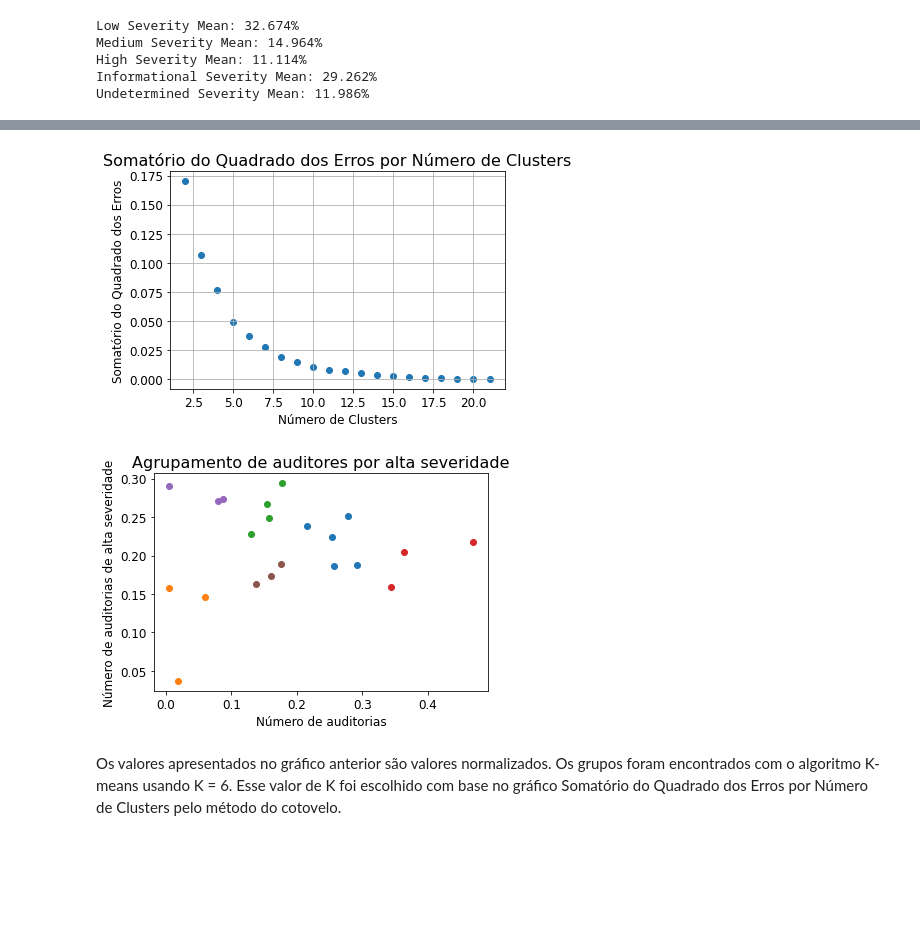
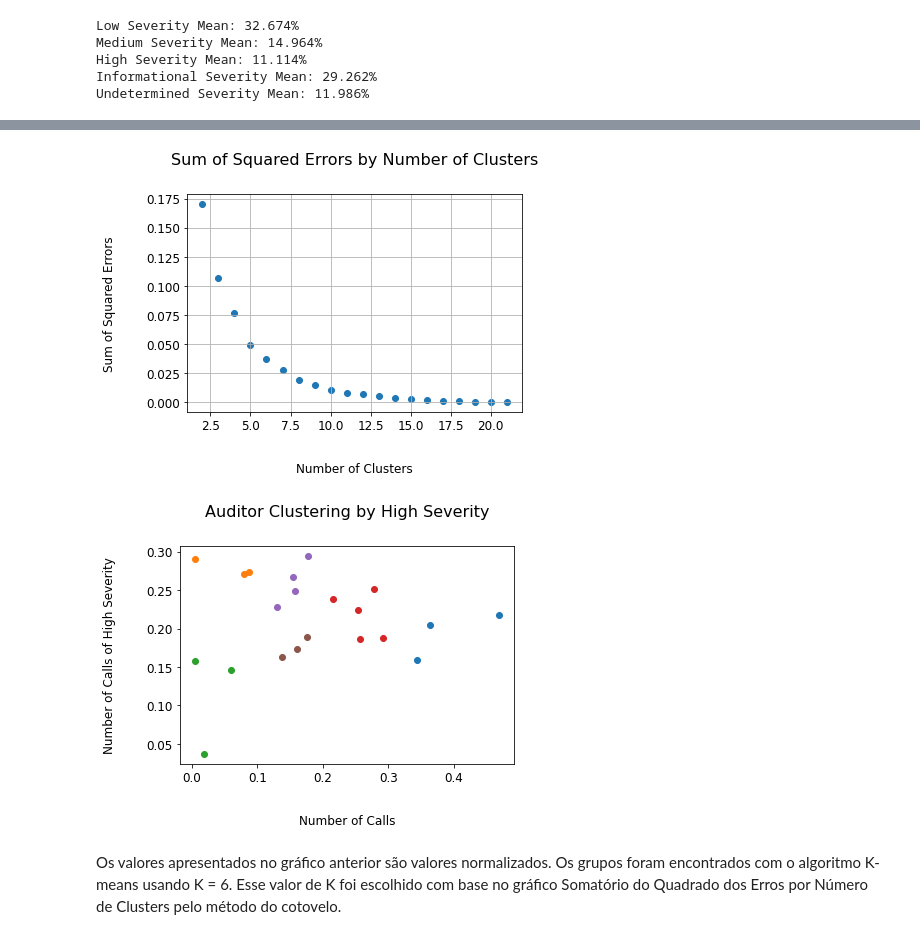
Before and after one commit to TelergySoftware/AIAGRV, a Jupyter notebook: sources/data/src/data_analisys.ipynb, the cells around one changed output, grey strips where cells are left out. Saved outputs shown, nothing was run; the diff lists cells and outputs as text; code cells hidden in the pictures; blank space fills up the shorter version.

```diff
--- a/sources/data/src/data_analisys.ipynb
+++ b/sources/data/src/data_analisys.ipynb
@@ -255,26 +255,26 @@ df
 # %%
 clusters = []
 sse = []
 for k in range(2, len(auditors)):
     km = KMeans(n_clusters=k)
     clusters.append(km.fit_predict(df[['Calls', 'High']]))
     sse.append(km.inertia_)
 
 plt.rc('xtick', labelsize=12)
 plt.rc('ytick', labelsize=12)
 plt.rc('axes', labelsize=12)
 
 fig, ax = plt.subplots()
 ax.scatter(range(2, len(auditors)), sse)
 
-ax.set_title("Somatório do Quadrado dos Erros por Número de Clusters", fontsize=16)
-ax.set_xlabel("Número de Clusters")
-ax.set_ylabel("Somatório do Quadrado dos Erros")
+ax.set_title("Sum of Squared Errors by Number of Clusters", fontsize=16, pad=30)
+ax.set_xlabel("Number of Clusters", labelpad=30)
+ax.set_ylabel("Sum of Squared Errors", labelpad=30)
 ax.grid()
 
 plt.show()
 # %% [output]
-[figure, old version]
+[figure, new version]
 # %%
 df['Cluster'] = clusters[4]
 
@@ -284,13 +284,13 @@ for i in range(6):
     df_scatter = df[df['Cluster'] == i]
     ax.scatter(df_scatter['Calls'], df_scatter['High'])
 
-ax.set_title("Agrupamento de auditores por alta severidade", fontsize=16)
-ax.set_xlabel("Número de auditorias")
-ax.set_ylabel("Número de auditorias de alta severidade")
+ax.set_title("Auditor Clustering by High Severity", fontsize=16, pad=30)
+ax.set_xlabel("Number of Calls", labelpad=30)
+ax.set_ylabel("Number of Calls of High Severity", labelpad=30)
 
 plt.show()
 # %% [output]
-[figure, old version]
+[figure, new version]
 # %% [markdown]
 Os valores apresentados no gráfico anterior são valores normalizados. Os grupos foram encontrados com o
 algoritmo K-means usando K = 6. Esse valor de K foi escolhido com base no gráfico
```
Also changed, not shown: parts of 12 cells of this notebook.
